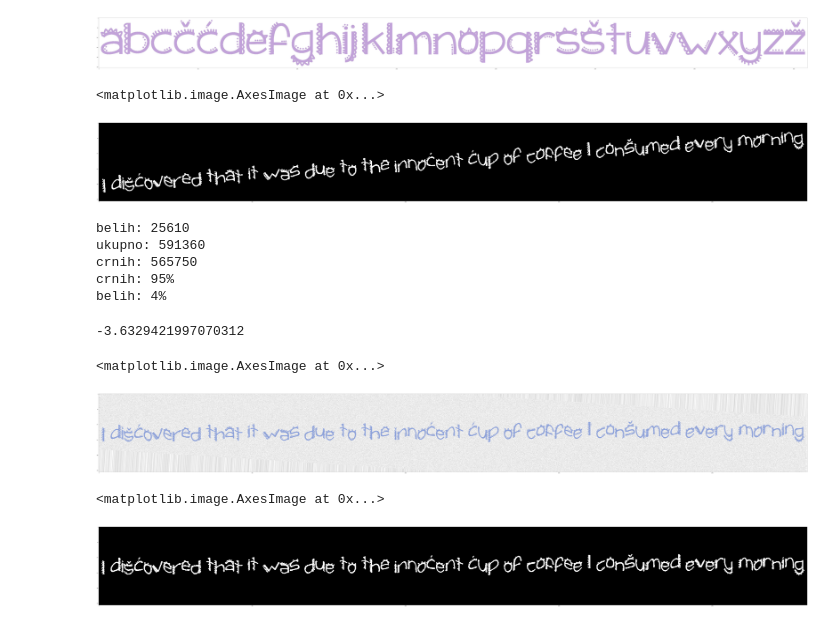
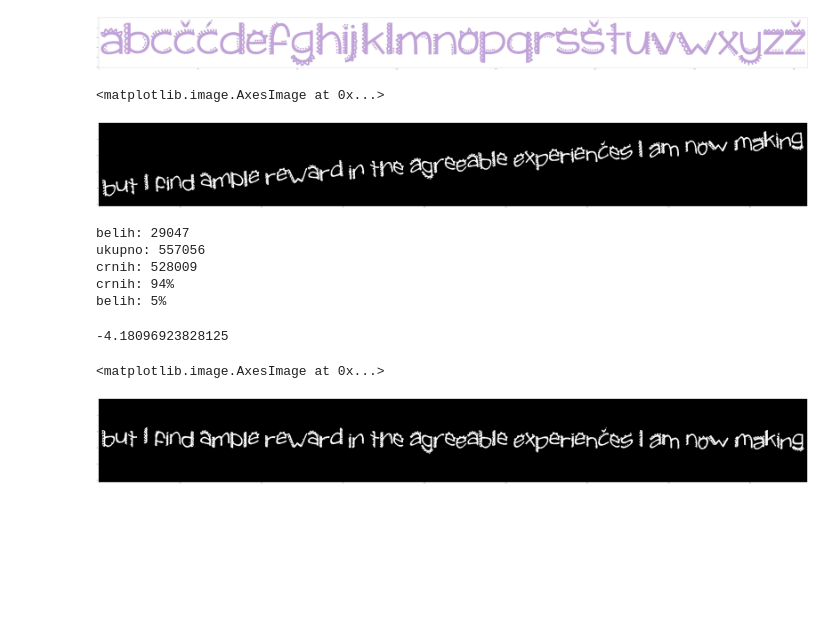
Before and after one commit to vlaksi/Soft-Challenges, a Jupyter notebook: izazovi[20-21]/Nedeljni izazov 2 - OCR/sc_2020_challenge_2/my-work.ipynb, the cells around one changed output. Drawn from its saved outputs; the diff is of its cells as text; code cells hidden in the pictures; blank space fills up the shorter version.

```diff
--- a/izazovi[20-21]/Nedeljni izazov 2 - OCR/sc_2020_challenge_2/my-work.ipynb
+++ b/izazovi[20-21]/Nedeljni izazov 2 - OCR/sc_2020_challenge_2/my-work.ipynb
@@ -68,20 +68,20 @@ distances, letters = load_image_and_find_roi_HSV_validate(validation_image_path)
 print(extract_text(distances, letters, ann,vocabulary))
 # %%
 # POPRAVLJANJEEEE SEGMENTACIJE
-image_path = 'dataset/validation/train27.png'
+image_path = 'dataset/validation/train38.png'
 
 img = cv2.imread(image_path)
 image = img.copy()
 best_channel = image[:, :, 0]
 ret, image_bin = cv2.threshold(best_channel, 0, 255, cv2.THRESH_OTSU)
 invertovana = invert(image_bin)
 kernel = cv2.getStructuringElement(cv2.MORPH_ELLIPSE, (3, 3))
 opening = cv2.morphologyEx(invertovana, cv2.MORPH_OPEN, kernel, iterations=1)
 
 plt.imshow(opening,'gray')
 # %% [output]
 <matplotlib.image.AxesImage at 0x...>
-[figure, old version]
+[figure, new version]
 # %%
 # BROJANJE BROJA BELIH I CRNIH PIKSELA KAKO BIH ZNAO DA LI SU SLOVA VECEG ILI MANJEG FONTA
 # PA NA OSNOVU TOGA KASNIJE RADIO ODREDJENO SKALIRANJE
@@ -101,46 +101,40 @@ percentWhitePixel = numWhitePixel / numTotalPixel * 100;
 print("crnih: " + str(int(percentBlackPixel)) +"%")
 print("belih: " + str(int(percentWhitePixel)) +"%")
 # %% [output]
-belih: 25610
-ukupno: 591360
-crnih: 565750
-crnih: 95%
-belih: 4%
+belih: 29047
+ukupno: 557056
+crnih: 528009
+crnih: 94%
+belih: 5%
-# %%
-# ISPRAVLJANJE SLIKE
-coords = np.column_stack(np.where(opening>0))
-angle = cv2.minAreaRect(coords)[-1]
-
-# print("ugao: " + str(angle))
-if angle < - 45:
-    angle = - (90 + angle)
-else:
-    angle = -angle
-print(angle)
-# %% [output]
--3.6329421997070312
 # %%
+# ISPRAVLJANJE SLIKE
+coords = np.column_stack(np.where(opening>0))
+angle = cv2.minAreaRect(coords)[-1]
+
+# print("ugao: " + str(angle))
+if angle < - 45:
+    angle = - (90 + angle)
+else:
+    angle = -angle
+print(angle)
 (h, w) = image.shape[:2]
 center = (w//2,h//2)
 M = cv2.getRotationMatrix2D(center,angle,1.0)
 rotirana = cv2.warpAffine(image,M,(w,h),flags=cv2.INTER_CUBIC,borderMode=cv2.BORDER_REPLICATE)
 plt.imshow(rotirana,'gray')
+img = rotirana
+image = img.copy()
+best_channel = image[:, :, 1]
+ret, image_bin = cv2.threshold(best_channel, 0, 255, cv2.THRESH_OTSU)
+invertovana = invert(image_bin)
+kernel = cv2.getStructuringElement(cv2.MORPH_ELLIPSE, (3, 3))
+opening = cv2.morphologyEx(invertovana, cv2.MORPH_OPEN, kernel, iterations=1)
+
+plt.imshow(opening,'gray')
 # %% [output]
-<matplotlib.image.AxesImage at 0x...>
+-4.18096923828125
+<matplotlib.image.AxesImage at 0x...>
-[figure, old version]
+[figure, new version]
-# %%
-img = rotirana
-image = img.copy()
-best_channel = image[:, :, 1]
-ret, image_bin = cv2.threshold(best_channel, 0, 255, cv2.THRESH_OTSU)
-invertovana = invert(image_bin)
-kernel = cv2.getStructuringElement(cv2.MORPH_ELLIPSE, (3, 3))
-opening = cv2.morphologyEx(invertovana, cv2.MORPH_OPEN, kernel, iterations=1)
-
-plt.imshow(opening,'gray')
-# %% [output]
-<matplotlib.image.AxesImage at 0x...>
-[figure, removed]
 # %%
 plt.rcParams['figure.figsize'] = 160, 141 # za prikaz većih slika i plotova, zakomentarisati ako nije potrebno
 # %%
```
Also changed, not shown: parts of 3 cells of this notebook, 57 other files.
